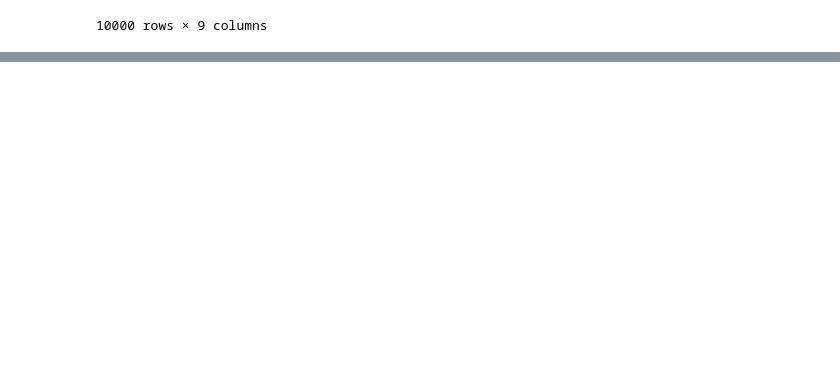
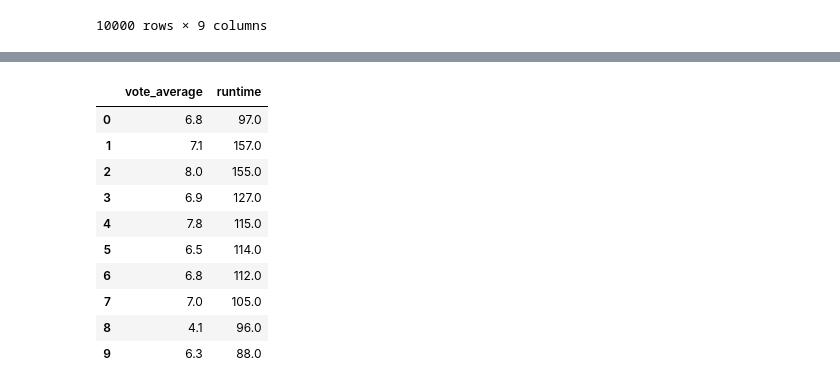
Before and after one commit to Raghav-Mundhara/Sem6_Labs, a Jupyter notebook: AIDS/Expt1/Expt1.ipynb, the cells around one changed output, grey strips where cells are left out. Drawn from its saved outputs; the diff is of its cells as text; code cells hidden in the pictures; blank space fills up the shorter version.

```diff
--- a/AIDS/Expt1/Expt1.ipynb
+++ b/AIDS/Expt1/Expt1.ipynb
@@ -145,0 +240,16 @@ dtype: int64
+# %%
+X_data=new_df[['vote_average','runtime']]
+from sklearn.preprocessing import MinMaxScaler
+X_data.head(10)
+# %% [output]
+|  | vote_average | runtime |
+| 0 | 6.8 | 97.0 |
+| 1 | 7.1 | 157.0 |
+| 2 | 8.0 | 155.0 |
+| 3 | 6.9 | 127.0 |
+| 4 | 7.8 | 115.0 |
+| 5 | 6.5 | 114.0 |
+| 6 | 6.8 | 112.0 |
+| 7 | 7.0 | 105.0 |
+| 8 | 4.1 | 96.0 |
+| 9 | 6.3 | 88.0 |
```
Also changed, not shown: parts of 16 cells of this notebook.
